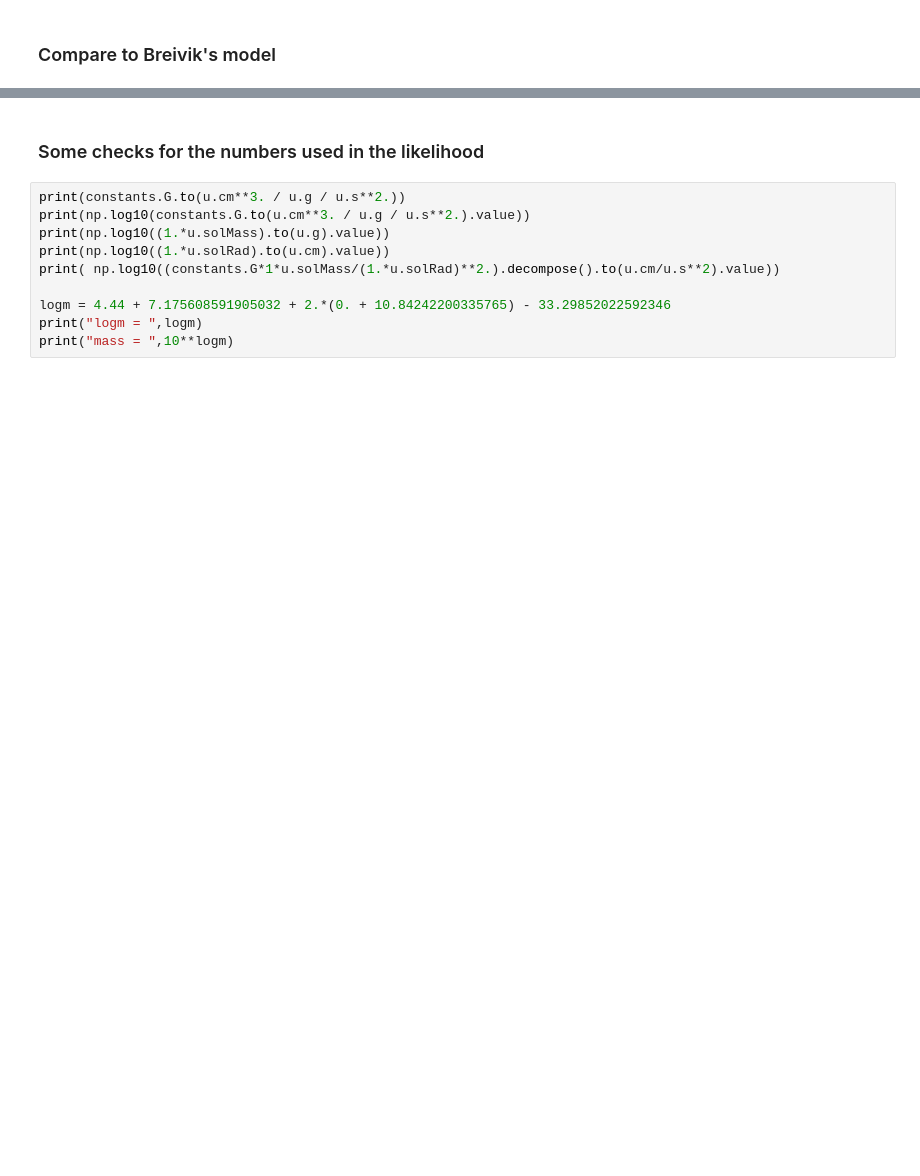
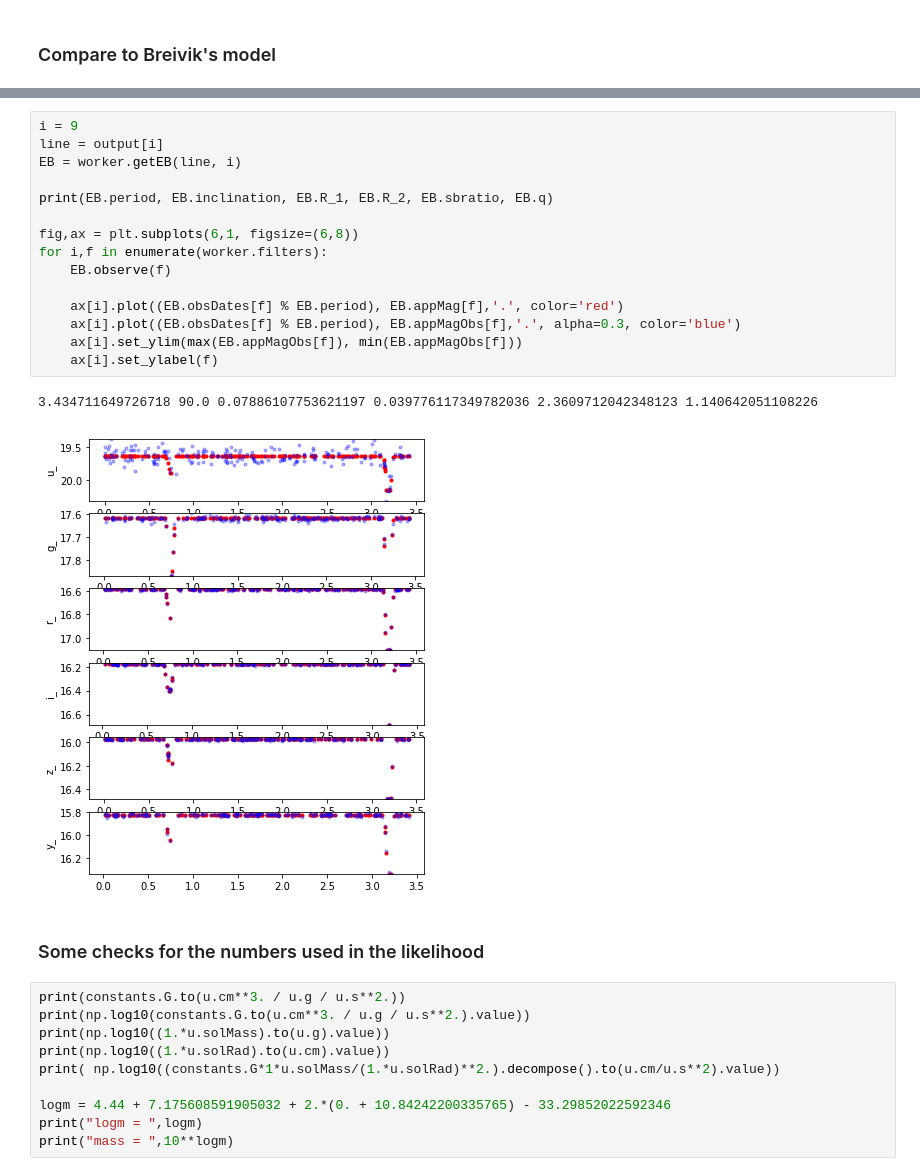
Before and after one commit to avapolzin/EBLSST, a Jupyter notebook: testing/TRILEGAL/getTRILEGAL.ipynb, the cells around one changed output, grey strips where cells are left out. Drawn from its saved outputs; the diff is of its cells as text; blank space fills up the shorter version.

```diff
--- a/testing/TRILEGAL/getTRILEGAL.ipynb
+++ b/testing/TRILEGAL/getTRILEGAL.ipynb
@@ -514,3 +490,21 @@ for i,f in enumerate(worker.filters):
+# %%
+i = 9
+line = output[i]
+EB = worker.getEB(line, i)
+
+print(EB.period, EB.inclination, EB.R_1, EB.R_2, EB.sbratio, EB.q)
+
+fig,ax = plt.subplots(6,1, figsize=(6,8))
+for i,f in enumerate(worker.filters):
+    EB.observe(f)
+
+    ax[i].plot((EB.obsDates[f] % EB.period), EB.appMag[f],'.', color='red')
+    ax[i].plot((EB.obsDates[f] % EB.period), EB.appMagObs[f],'.', alpha=0.3, color='blue')
+    ax[i].set_ylim(max(EB.appMagObs[f]), min(EB.appMagObs[f]))
+    ax[i].set_ylabel(f)
+# %% [output]
+3.434711649726718 90.0 0.07886107753621197 0.039776117349782036 2.3609712042348123 1.140642051108226
+[figure, added]
 # %% [markdown]
 ### Some checks for the numbers used in the likelihood
 # %%
```
Also changed, not shown: parts of 11 cells of this notebook, 2 other files.
